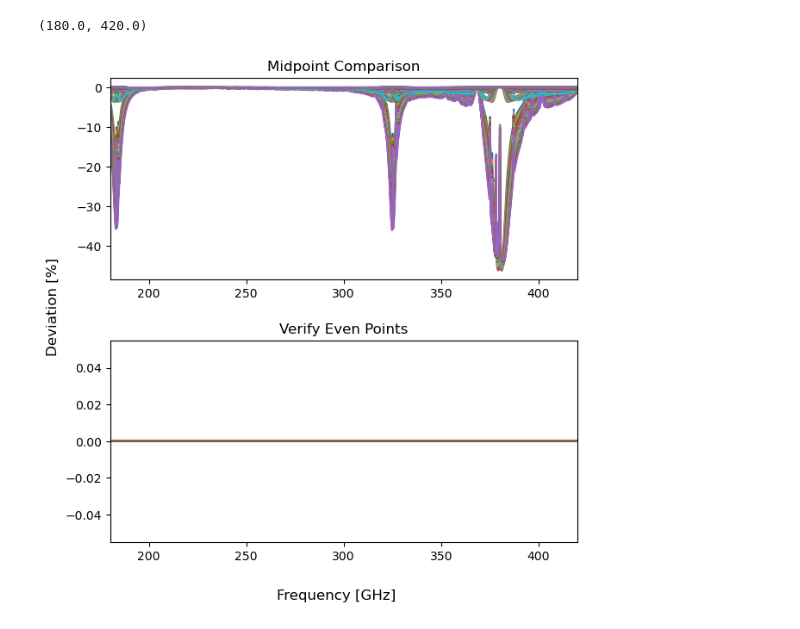
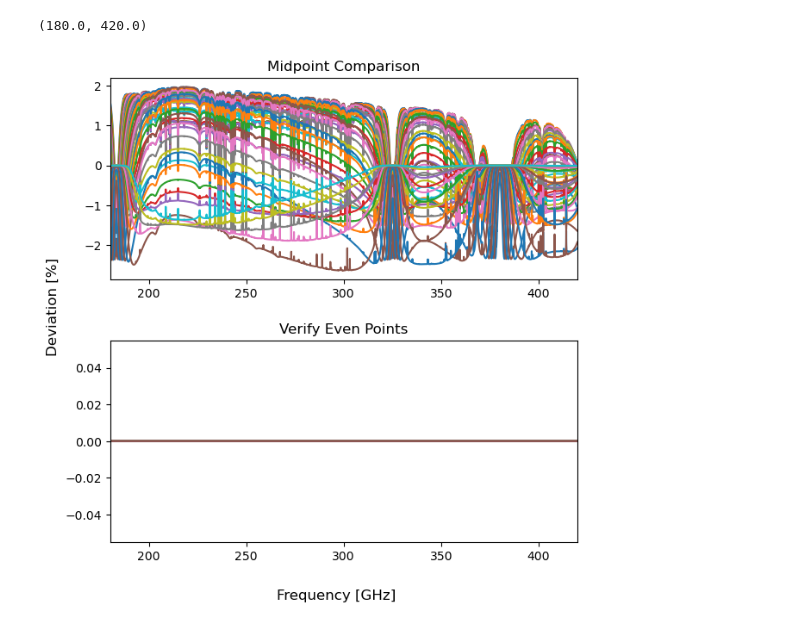
Before and after one commit to kartographer/ozone_radiometry, a Jupyter notebook: MaunaKea/interpolation/RegularGridInterpolator.ipynb, the cells around one changed output. Saved outputs shown, nothing was run; the diff lists cells and outputs as text; code cells hidden in the pictures.

```diff
--- a/MaunaKea/interpolation/RegularGridInterpolator.ipynb
+++ b/MaunaKea/interpolation/RegularGridInterpolator.ipynb
@@ -4,14 +4,14 @@ import numpy as np
 import matplotlib.pyplot as plt
 from scipy.interpolate import RegularGridInterpolator
 # %%
-min_nscale = 0
-max_nscale = 3
-Nscale_points = 31
+min_nscale = -1
+max_nscale = 1
+Nscale_points = 21
 Nscale_map = np.linspace(min_nscale, max_nscale, Nscale_points)
 
-ZA_points = 31
-min_airmass = 1
-max_airmass = 4
+ZA_points = 11
+min_airmass = 1.001
+max_airmass = 4.001
 airmass_map = np.linspace(min_airmass, max_airmass, ZA_points)
 # ZA_map scaling with linear air_mass
 ZA_map = tools.calc_zenith(airmass_map)
@@ -19,17 +19,29 @@ ZA_map = tools.calc_zenith(airmass_map)
 freq_points = 240001
 Tb_scalar_field = np.zeros((Nscale_points, ZA_points, freq_points))
 
+Tb_scalar_field = np.zeros((Nscale_points, ZA_points, freq_points))
+Nscale_jacobian = np.zeros((Nscale_points, ZA_points, freq_points))
+za_jacobian = np.zeros((Nscale_points, ZA_points, freq_points))
+airmass_jacobian = np.zeros((Nscale_points, ZA_points, freq_points))
+
+data_path = '/Users/namsonnguyen/repo/AM_Data/MaunaKea_SON50/Nscale21_AirMass11/'
+
 # Load data
 for idx, Nscale in enumerate(Nscale_map):
     for jdx, airmass in enumerate(airmass_map):
 
-        filename = f'MaunaKea_Tb_Spectrum_{airmass:.2f}_{Nscale:.2f}'
-        data = np.load(f'../../../AM_Data/Nscale31_AirMass31/{filename}.out')
+        filename = f'MaunaKea_Tb_Spectrum_{airmass:.3f}_{Nscale:.2f}'
+        data = np.load(f'{data_path}{filename}.out')
 
         freq_map = data[:,0]
 
         # Second column is Tb in K
         Tb_scalar_field[idx,jdx] = data[:,2]
+
+        # Jacobian
+        Nscale_jacobian[idx,jdx] = data[:,4] * (np.log(10) * (10 ** Nscale))
+        za_jacobian[idx, jdx] = data[:,3]
+        airmass_jacobian[idx,jdx] = za_jacobian[idx, jdx] / (airmass * np.sqrt((airmass**2) - 1))
 
 # Pass freq in points
 interp_func = RegularGridInterpolator(
@@ -40,31 +52,31 @@ interp_func = RegularGridInterpolator(
 x,y,z = np.meshgrid(Nscale_map, airmass_map, freq_map, indexing='ij')
 
 # Must be fed one-dim
 eval_grid = interp_func((x.flatten(),y.flatten(),z.flatten())).reshape(x.shape)
 comparison_grid = ((eval_grid - Tb_scalar_field) / Tb_scalar_field) * 100
 
 # Plot results
 fig, (ax1, ax2) = plt.subplots(2, 1, figsize=(7, 7))
 plt.subplots_adjust(wspace=0.4, hspace=0.3)
 
 freq_channels = np.linspace(180, 420, freq_points)
 for idx in range(1, Nscale_points, 2):
     for jdx in range(1, ZA_points, 2):
         ax1.plot(freq_channels, comparison_grid[idx,jdx])
 
 fig.supylabel("Deviation [%]")
 fig.supxlabel("Frequency [GHz]")
 
 ax1.set_title("Midpoint Comparison")
 ax1.set_xlim(180,420)
 
 freq_channels = np.linspace(180, 420, freq_points)
 for idx in range(0, Nscale_points, 2):
     for jdx in range(0, ZA_points, 2):
         ax2.plot(freq_channels, comparison_grid[idx,jdx])
 
 ax2.set_title("Verify Even Points")
 ax2.set_xlim(180,420)
 # %% [output]
 (180.0, 420.0)
-[figure, old version]
+[figure, new version]
```
Also changed, not shown: parts of 2 cells of this notebook, 2 other files.
